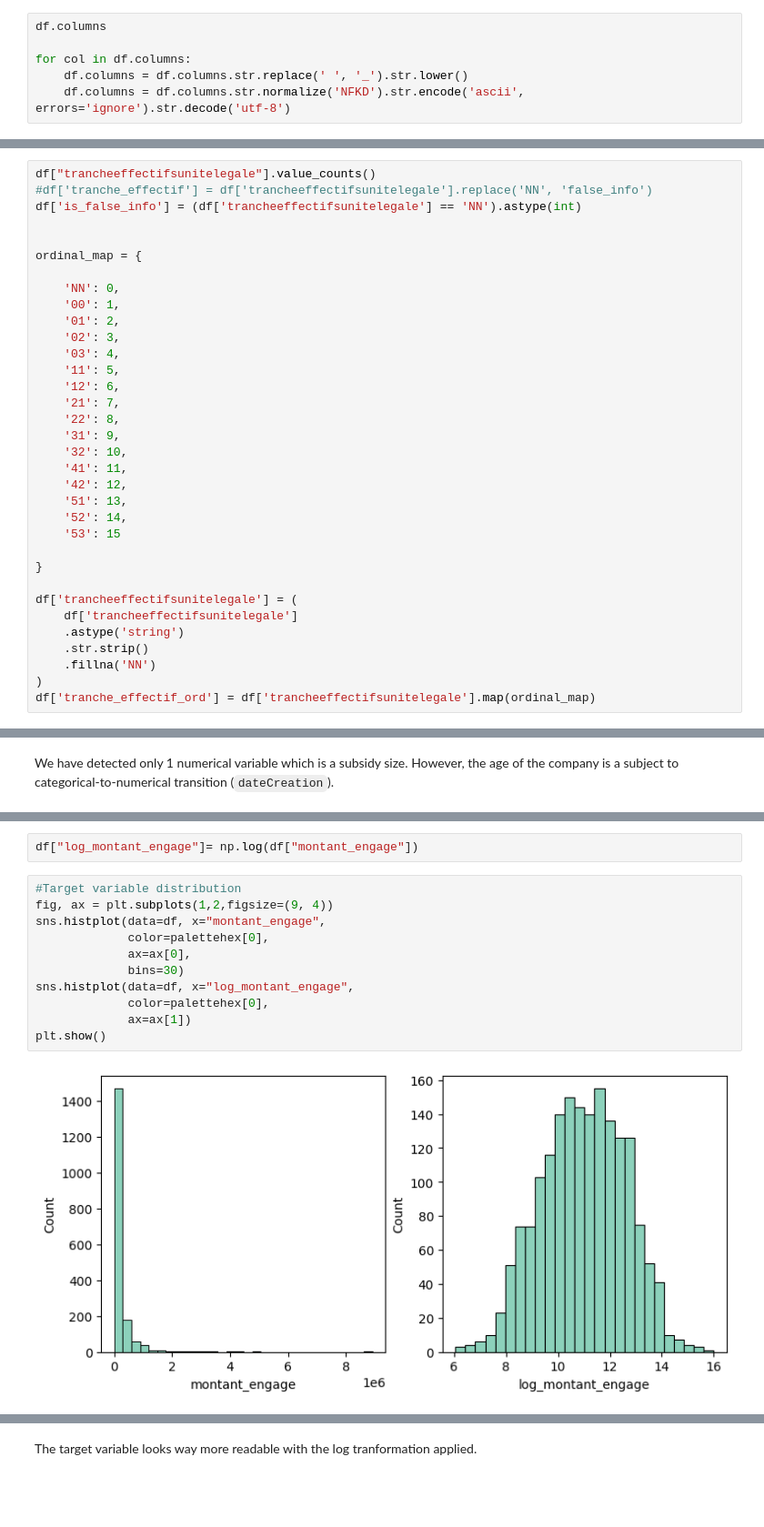
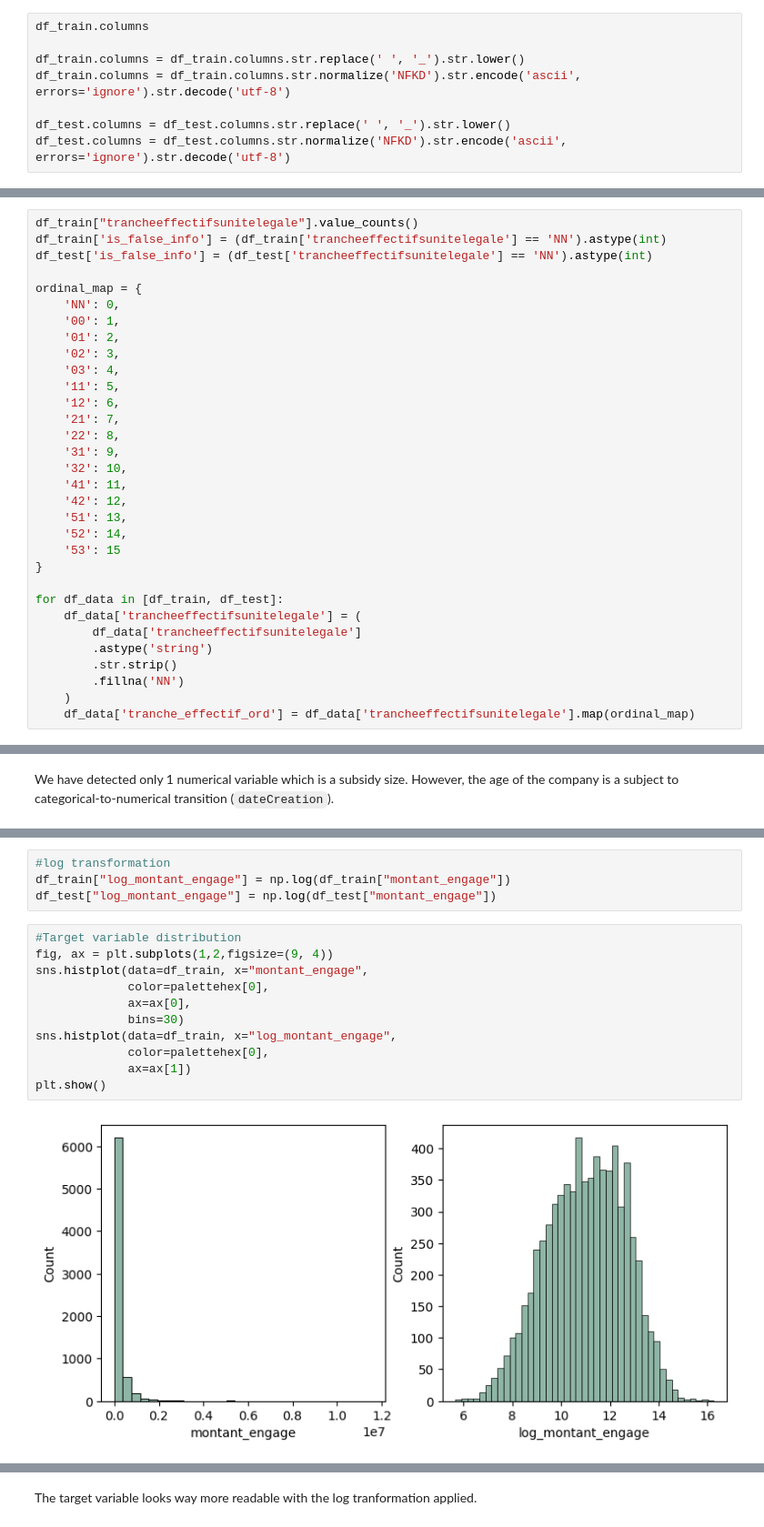
Before and after one commit to sofiasedlova/decision-tree-challenge, a Jupyter notebook: data_exploration.ipynb, the cells around one changed output, grey strips where cells are left out. Shown at 91% size. Drawn from its saved outputs; the diff is of its cells as text; blank space fills up the shorter version.

```diff
--- a/data_exploration.ipynb
+++ b/data_exploration.ipynb
@@ -80,6 +129,8 @@ It becomes obvious from the basic information about the dataset that most of the
 # %%
-df.columns
+df_train.columns
 
-for col in df.columns:
-    df.columns = df.columns.str.replace(' ', '_').str.lower()
-    df.columns = df.columns.str.normalize('NFKD').str.encode('ascii', errors='ignore').str.decode('utf-8')
+df_train.columns = df_train.columns.str.replace(' ', '_').str.lower()
+df_train.columns = df_train.columns.str.normalize('NFKD').str.encode('ascii', errors='ignore').str.decode('utf-8')
+
+df_test.columns = df_test.columns.str.replace(' ', '_').str.lower()
+df_test.columns = df_test.columns.str.normalize('NFKD').str.encode('ascii', errors='ignore').str.decode('utf-8')
@@ -86,13 +143,11 @@ for col in df.columns:
 # %% [markdown]
 This step is needed to treat the `trancheeffectifsunitelegale` values according to its type. This variable represents the ordinal structure, however it contains NN value that correspond to false information.
 # %%
-df["trancheeffectifsunitelegale"].value_counts()
-#df['tranche_effectif'] = df['trancheeffectifsunitelegale'].replace('NN', 'false_info')
-df['is_false_info'] = (df['trancheeffectifsunitelegale'] == 'NN').astype(int)
-
+df_train["trancheeffectifsunitelegale"].value_counts()
+df_train['is_false_info'] = (df_train['trancheeffectifsunitelegale'] == 'NN').astype(int)
+df_test['is_false_info'] = (df_test['trancheeffectifsunitelegale'] == 'NN').astype(int)
 
 ordinal_map = {
-
     'NN': 0,
     '00': 1,
     '01': 2,
@@ -109,13 +164,13 @@ ordinal_map = {
     '51': 13,
     '52': 14,
     '53': 15
-
 }
 
-df['trancheeffectifsunitelegale'] = (
-    df['trancheeffectifsunitelegale']
-    .astype('string')
-    .str.strip()
-    .fillna('NN')
-)
-df['tranche_effectif_ord'] = df['trancheeffectifsunitelegale'].map(ordinal_map)
+for df_data in [df_train, df_test]:
+    df_data['trancheeffectifsunitelegale'] = (
+        df_data['trancheeffectifsunitelegale']
+        .astype('string')
+        .str.strip()
+        .fillna('NN')
+    )
+    df_data['tranche_effectif_ord'] = df_data['trancheeffectifsunitelegale'].map(ordinal_map)
@@ -219,15 +277,17 @@ Name: montant_engage, dtype: float64
 # %%
-df["log_montant_engage"]= np.log(df["montant_engage"])
+#log transformation
+df_train["log_montant_engage"] = np.log(df_train["montant_engage"])
+df_test["log_montant_engage"] = np.log(df_test["montant_engage"])
 # %%
 #Target variable distribution
 fig, ax = plt.subplots(1,2,figsize=(9, 4))
-sns.histplot(data=df, x="montant_engage",
+sns.histplot(data=df_train, x="montant_engage",
              color=palettehex[0],
              ax=ax[0],
              bins=30)
-sns.histplot(data=df, x="log_montant_engage",
+sns.histplot(data=df_train, x="log_montant_engage",
              color=palettehex[0],
              ax=ax[1])
 plt.show()
 # %% [output]
-[figure, old version]
+[figure, new version]
```
Also changed, not shown: parts of 113 cells of this notebook, 2 other files.
